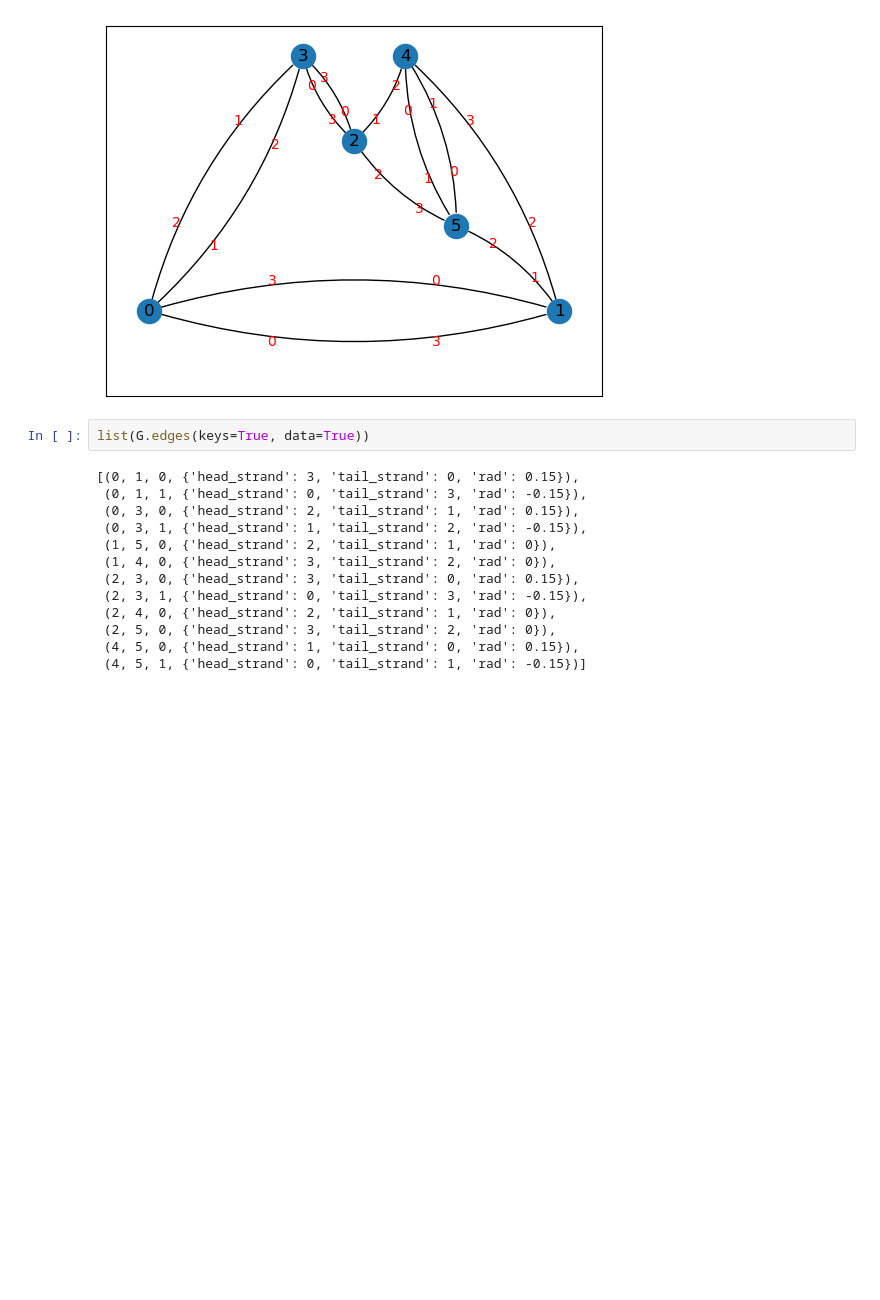
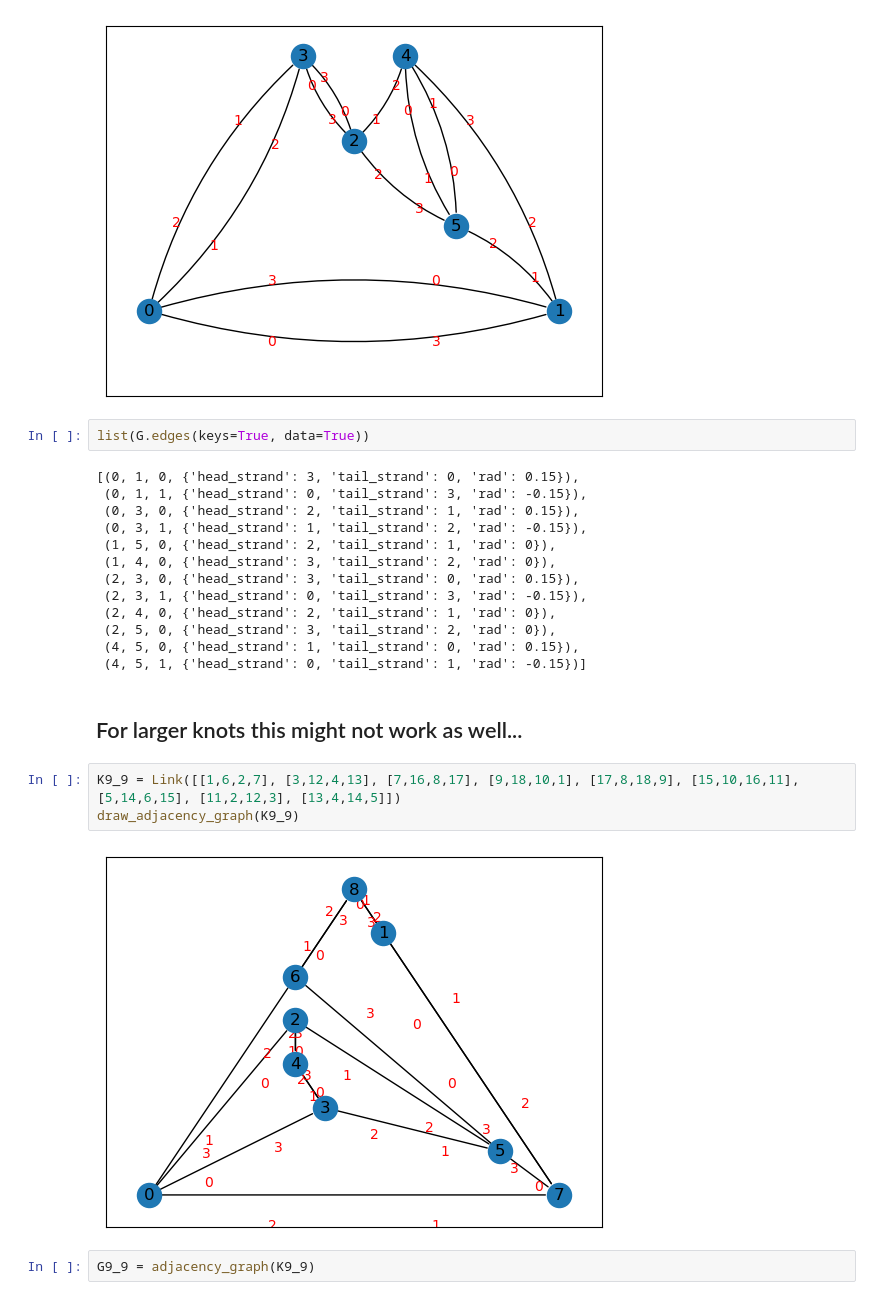
Before and after one commit to JulesGB/KhovanovHomologyOfNonOrientableSurfaces, a Jupyter notebook: Knot graph testing.ipynb, the cells around one changed output. Cells and saved outputs as stored; diff of their text form; blank space fills up the shorter version.

```diff
--- a/Knot graph testing.ipynb
+++ b/Knot graph testing.ipynb
@@ -27,3 +37,12 @@ list(G.edges(keys=True, data=True))
  (2, 5, 0, {'head_strand': 3, 'tail_strand': 2, 'rad': 0}),
  (4, 5, 0, {'head_strand': 1, 'tail_strand': 0, 'rad': 0.15}),
  (4, 5, 1, {'head_strand': 0, 'tail_strand': 1, 'rad': -0.15})]
+# %% [markdown]
+## For larger knots this might not work as well...
+# %%
+K9_9 = Link([[1,6,2,7], [3,12,4,13], [7,16,8,17], [9,18,10,1], [17,8,18,9], [15,10,16,11], [5,14,6,15], [11,2,12,3], [13,4,14,5]])
+draw_adjacency_graph(K9_9)
+# %% [output]
+[figure, added]
+# %%
+G9_9 = adjacency_graph(K9_9)
```
Also changed, not shown: parts of 7 cells of this notebook, 2 other files.
